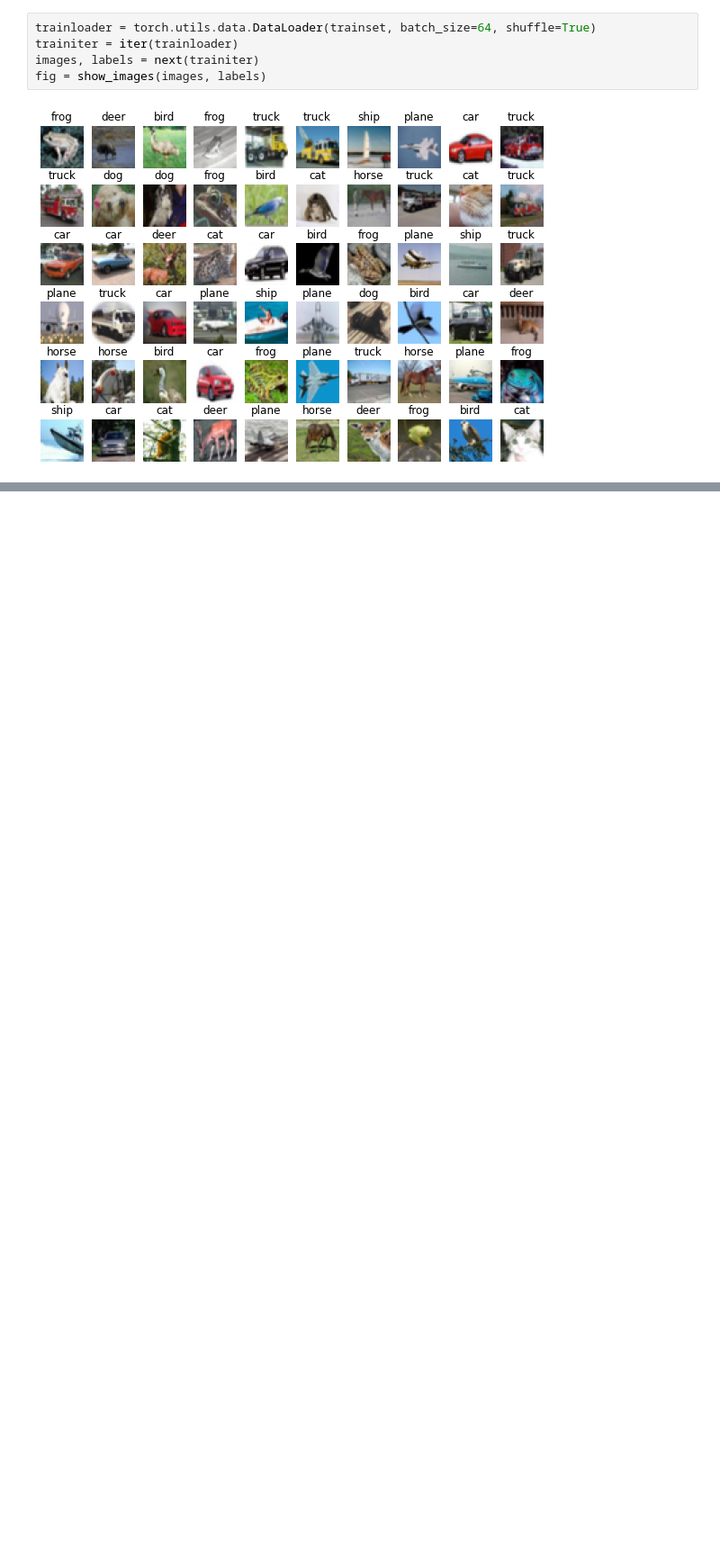
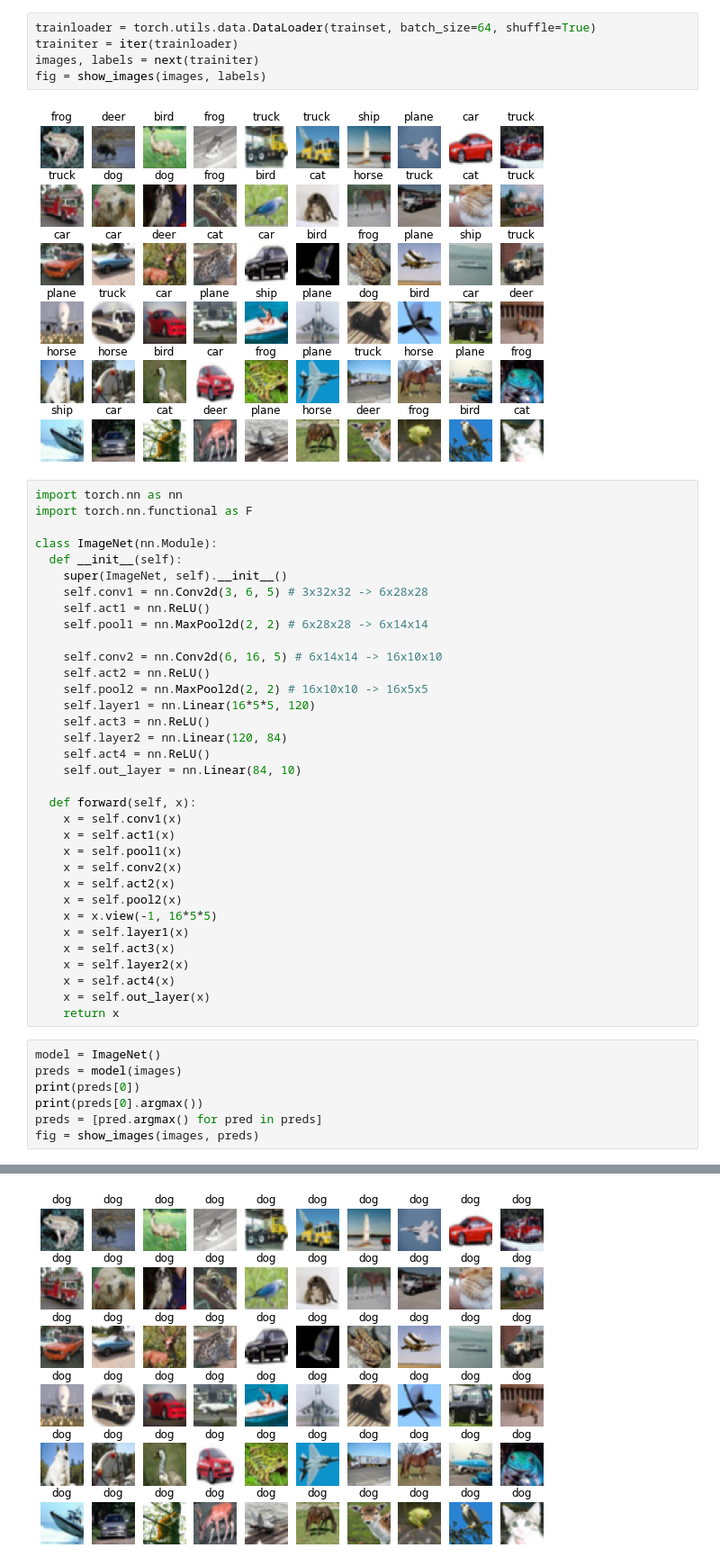
Before and after one commit to RobertSparadrap/neronal_network, a Jupyter notebook: cnn.ipynb, the cells around one changed output, grey strips where cells are left out. Shown at 90% size. Cells and saved outputs as stored; diff of their text form; blank space fills up the shorter version.

```diff
--- a/cnn.ipynb
+++ b/cnn.ipynb
@@ -40,3 +40,45 @@ images, labels = next(trainiter)
 fig = show_images(images, labels)
 # %% [output]
 [figure]
+# %%
+import torch.nn as nn
+import torch.nn.functional as F
+
+class ImageNet(nn.Module):
+  def __init__(self):
+    super(ImageNet, self).__init__()
+    self.conv1 = nn.Conv2d(3, 6, 5) # 3x32x32 -> 6x28x28
+    self.act1 = nn.ReLU()
+    self.pool1 = nn.MaxPool2d(2, 2) # 6x28x28 -> 6x14x14
+
+    self.conv2 = nn.Conv2d(6, 16, 5) # 6x14x14 -> 16x10x10
+    self.act2 = nn.ReLU()
+    self.pool2 = nn.MaxPool2d(2, 2) # 16x10x10 -> 16x5x5
+    self.layer1 = nn.Linear(16*5*5, 120)
+    self.act3 = nn.ReLU()
+    self.layer2 = nn.Linear(120, 84)
+    self.act4 = nn.ReLU()
+    self.out_layer = nn.Linear(84, 10)
+
+  def forward(self, x):
+    x = self.conv1(x)
+    x = self.act1(x)
+    x = self.pool1(x)
+    x = self.conv2(x)
+    x = self.act2(x)
+    x = self.pool2(x)
+    x = x.view(-1, 16*5*5)
+    x = self.layer1(x)
+    x = self.act3(x)
+    x = self.layer2(x)
+    x = self.act4(x)
+    x = self.out_layer(x)
+    return x
+# %%
+model = ImageNet()
+preds = model(images)
+print(preds[0])
+print(preds[0].argmax())
+preds = [pred.argmax() for pred in preds]
+fig = show_images(images, preds)
+# %% [output]
@@ -42,0 +88 @@ fig = show_images(images, labels)
+[figure, added]
```
Also changed, not shown: parts of 18 cells of this notebook.
